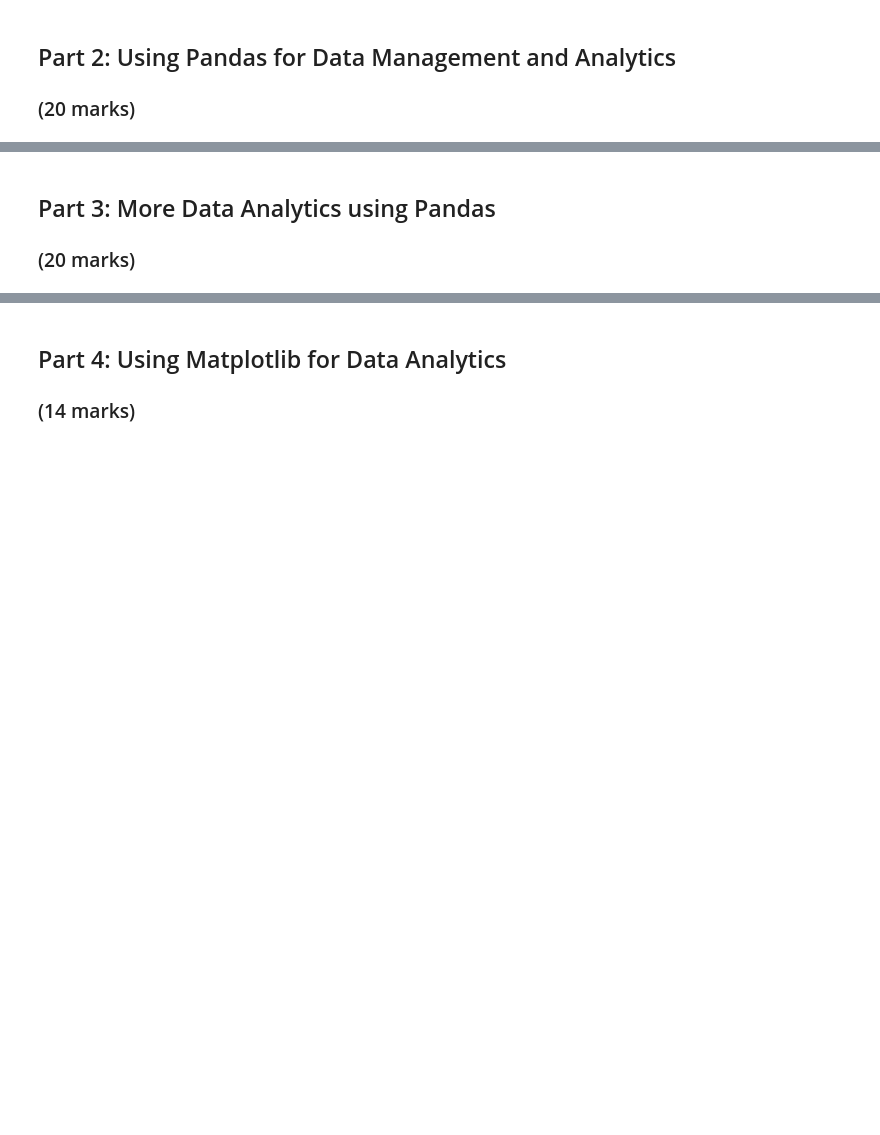
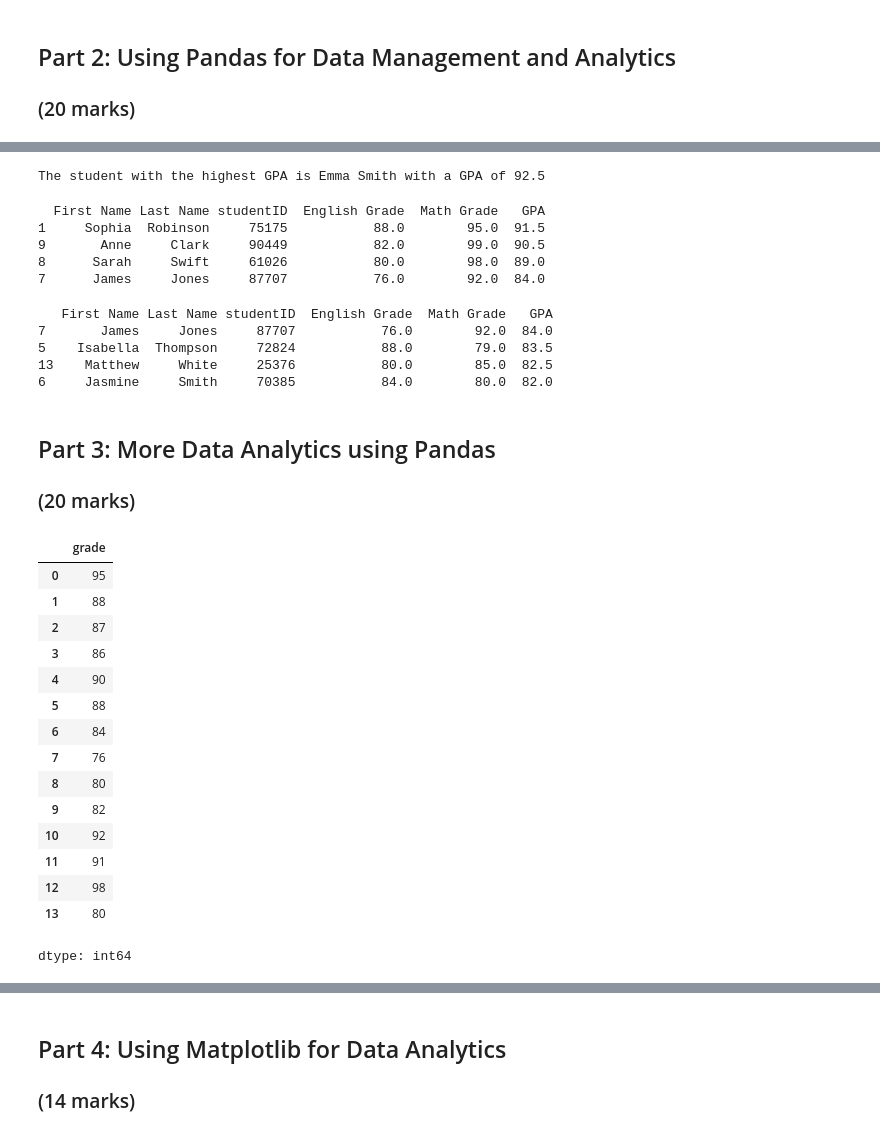
Before and after one commit to AkolawoleBodefakunle/engg680_2024_fall, a Jupyter notebook: Lab_Assignment1/StudentGradeManagementSystem.ipynb, the cells around one changed output, grey strips where cells are left out. Drawn from its saved outputs; the diff is of its cells as text; code cells hidden in the pictures; blank space fills up the shorter version.

```diff
--- a/Lab_Assignment1/StudentGradeManagementSystem.ipynb
+++ b/Lab_Assignment1/StudentGradeManagementSystem.ipynb
@@ -126,22 +216,54 @@ top_student =
 # Now print the student first name and last name with the highest GPA in this format:
 # "The student with the highest GPA is <firstName> <lastName> with a GPA of <GPA>"
 # (1 mark)
-#
+print(f"The student with the highest GPA is {top_student['First Name']} {top_student['Last Name']} with a GPA of {top_student['GPA']}")
+# %% [output]
+The student with the highest GPA is Emma Smith with a GPA of 92.5
 # %%
 # We can use logical expressions to filter and print data. For example, let's print the students with math grades higher than 90:
-df_mathGrade_over90 = df_studentsGPASorted[df_studentsGPASorted['mathGrade'] > 90]
+df_mathGrade_over90 = df_studentsGPASorted[df_studentsGPASorted['Math Grade'] > 90]
 print(df_mathGrade_over90)
+# %% [output]
+  First Name Last Name studentID  English Grade  Math Grade   GPA
+1     Sophia  Robinson     75175           88.0        95.0  91.5
+9       Anne     Clark     90449           82.0        99.0  90.5
+8      Sarah     Swift     61026           80.0        98.0  89.0
+7      James     Jones     87707           76.0        92.0  84.0
 # %%
 # Now print the students whos GPA are lower than 85
 # (2 marks)
-#
+df_GPA_under85 = df_studentsGPASorted[df_studentsGPASorted['GPA'] < 85]
+print(df_GPA_under85)
+# %% [output]
+   First Name Last Name studentID  English Grade  Math Grade   GPA
+7       James     Jones     87707           76.0        92.0  84.0
+5    Isabella  Thompson     72824           88.0        79.0  83.5
+13    Matthew     White     25376           80.0        85.0  82.5
+6     Jasmine     Smith     70385           84.0        80.0  82.0
 # %% [markdown]
 ## Part 3: More Data Analytics using Pandas
 ### (20 marks)
 # %%
 # Select the column 'grade' from the original English grade dataset and print it
 # (1 mark)
-#
+df_english['grade']
+# %% [output]
+|  | grade |
+| 0 | 95 |
+| 1 | 88 |
+| 2 | 87 |
+| 3 | 86 |
+| 4 | 90 |
+| 5 | 88 |
+| 6 | 84 |
+| 7 | 76 |
+| 8 | 80 |
+| 9 | 82 |
+| 10 | 92 |
+| 11 | 91 |
+| 12 | 98 |
+| 13 | 80 |
+dtype: int64
 # %%
 # Select the column 'GPA' from the df_studentGrades and print it
 # (1 mark)
```
Also changed, not shown: parts of 26 cells of this notebook.
